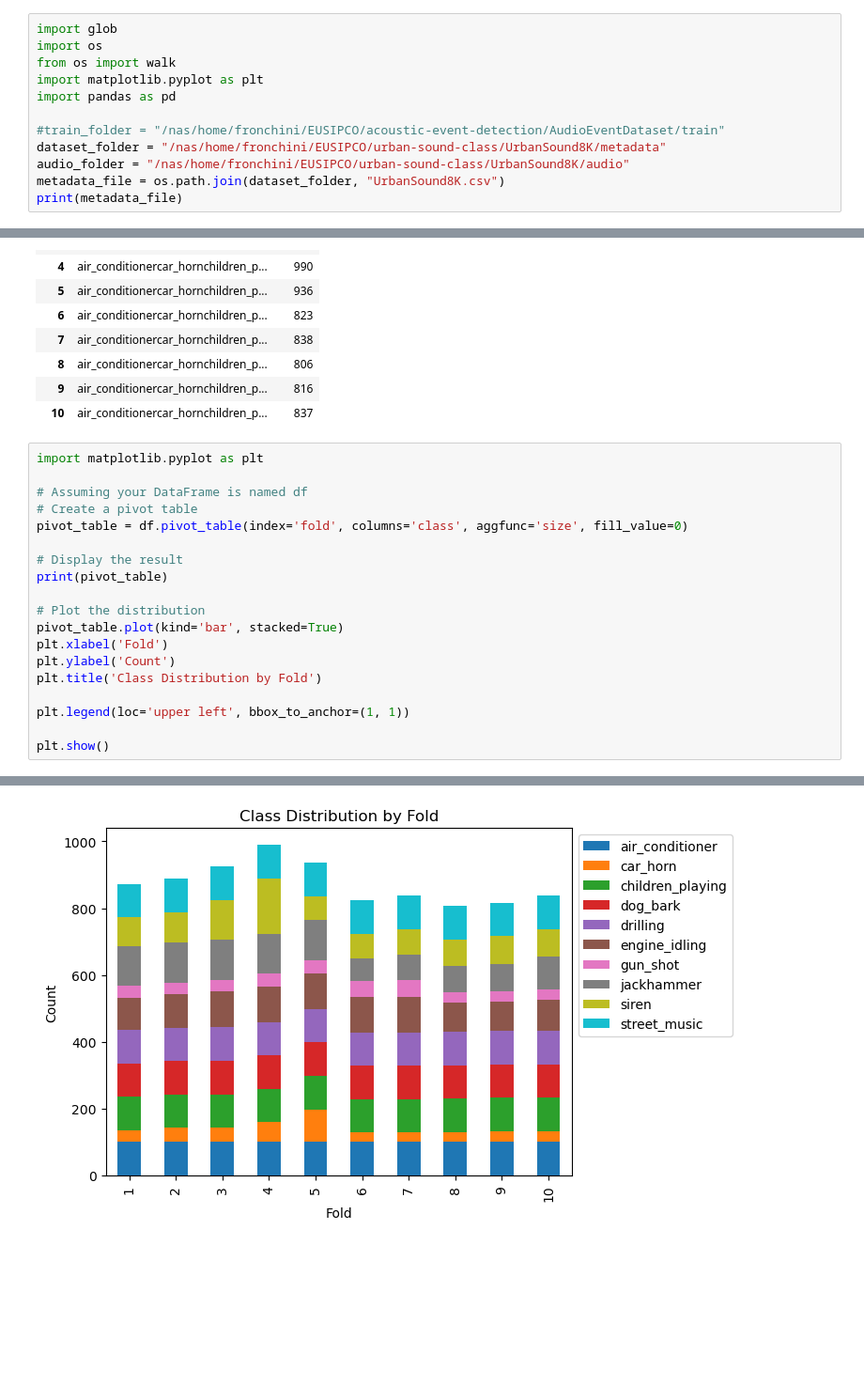
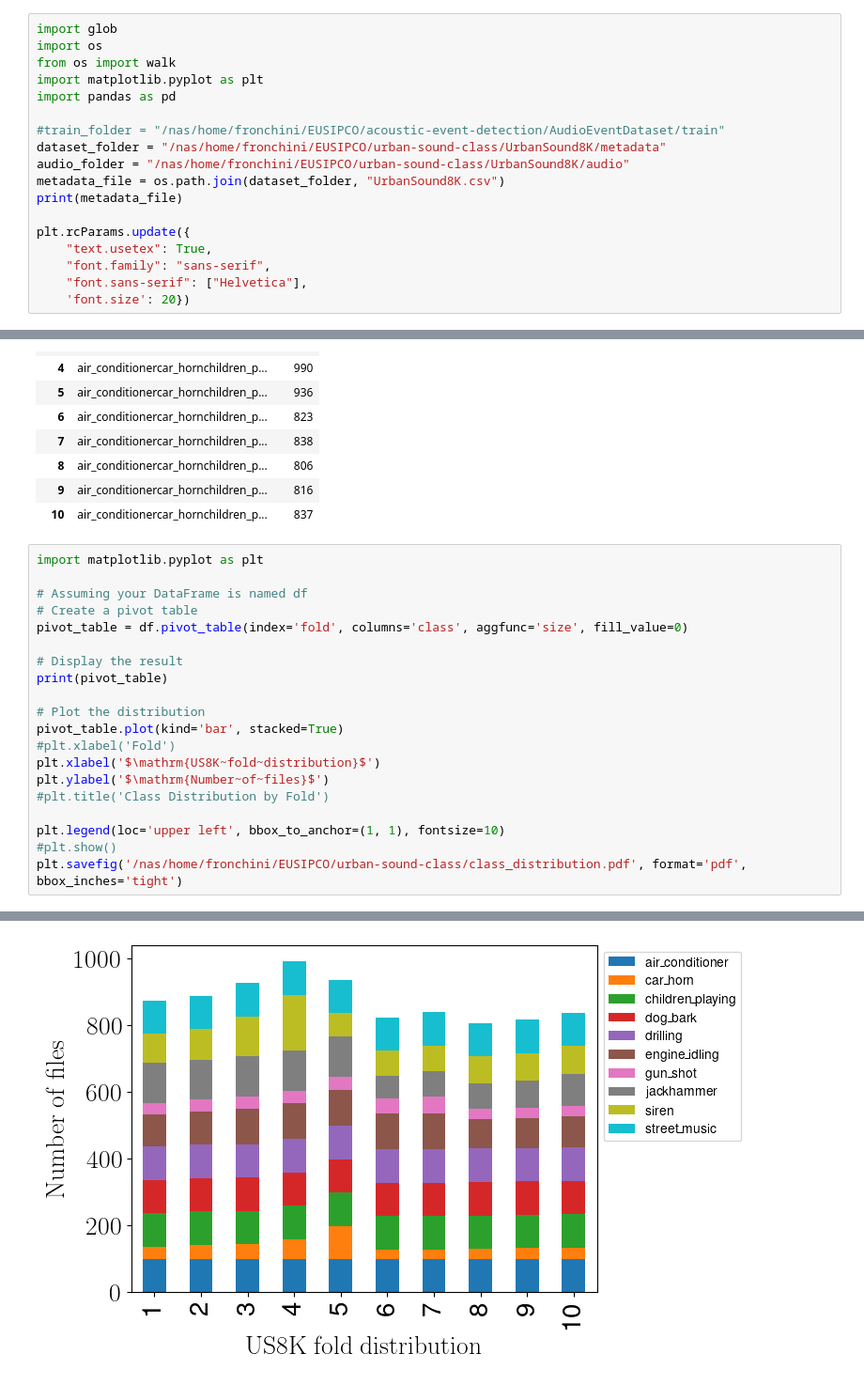
Before and after one commit to RonFrancesca/Text-to-Audio-ESC, a Jupyter notebook: dataset_distribution.ipynb, the cells around one changed output, grey strips where cells are left out. Shown at 94% size. Saved outputs shown, nothing was run; the diff lists cells and outputs as text; blank space fills up the shorter version.

```diff
--- a/dataset_distribution.ipynb
+++ b/dataset_distribution.ipynb
@@ -10,6 +10,12 @@ dataset_folder = "/nas/home/fronchini/EUSIPCO/urban-sound-class/UrbanSound8K/met
 audio_folder = "/nas/home/fronchini/EUSIPCO/urban-sound-class/UrbanSound8K/audio"
 metadata_file = os.path.join(dataset_folder, "UrbanSound8K.csv")
 print(metadata_file)
+
+plt.rcParams.update({
+    "text.usetex": True,
+    "font.family": "sans-serif",
+    "font.sans-serif": ["Helvetica"],
+    'font.size': 20})
 # %% [output]
 /nas/home/fronchini/EUSIPCO/urban-sound-class/UrbanSound8K/metadata/UrbanSound8K.csv
 # %%
@@ -171,37 +177,38 @@ sound_distribution_per_fold.groupby('fold').sum()
 import matplotlib.pyplot as plt
 
 # Assuming your DataFrame is named df
 # Create a pivot table
 pivot_table = df.pivot_table(index='fold', columns='class', aggfunc='size', fill_value=0)
 
 # Display the result
 print(pivot_table)
 
 # Plot the distribution
 pivot_table.plot(kind='bar', stacked=True)
-plt.xlabel('Fold')
-plt.ylabel('Count')
-plt.title('Class Distribution by Fold')
+#plt.xlabel('Fold')
+plt.xlabel('$\mathrm{US8K~fold~distribution}$')
+plt.ylabel('$\mathrm{Number~of~files}$')
+#plt.title('Class Distribution by Fold')
 
-plt.legend(loc='upper left', bbox_to_anchor=(1, 1))
-
-plt.show()
+plt.legend(loc='upper left', bbox_to_anchor=(1, 1), fontsize=10)
+#plt.show()
+plt.savefig('/nas/home/fronchini/EUSIPCO/urban-sound-class/class_distribution.pdf', format='pdf', bbox_inches='tight')
 # %% [output]
 class  air_conditioner  car_horn  children_playing  dog_bark  drilling  \
 fold
 1                  100        36               100       100       100
 2                  100        42               100       100       100
 3                  100        43               100       100       100
 4                  100        59               100       100       100
 5                  100        98               100       100       100
 6                  100        28               100       100       100
 7                  100        28               100       100       100
 8                  100        30               100       100       100
 9                  100        32               100       100       100
 10                 100        33               100       100       100
 ... (9 lines left out)
 7                106        51          76     77           100
 8                 88        30          78     80           100
 9                 89        31          82     82           100
 10                93        32          96     83           100
-[figure, old version]
+[figure, new version]
```
Also changed, not shown: parts of 1 cell of this notebook, 2 other files.
